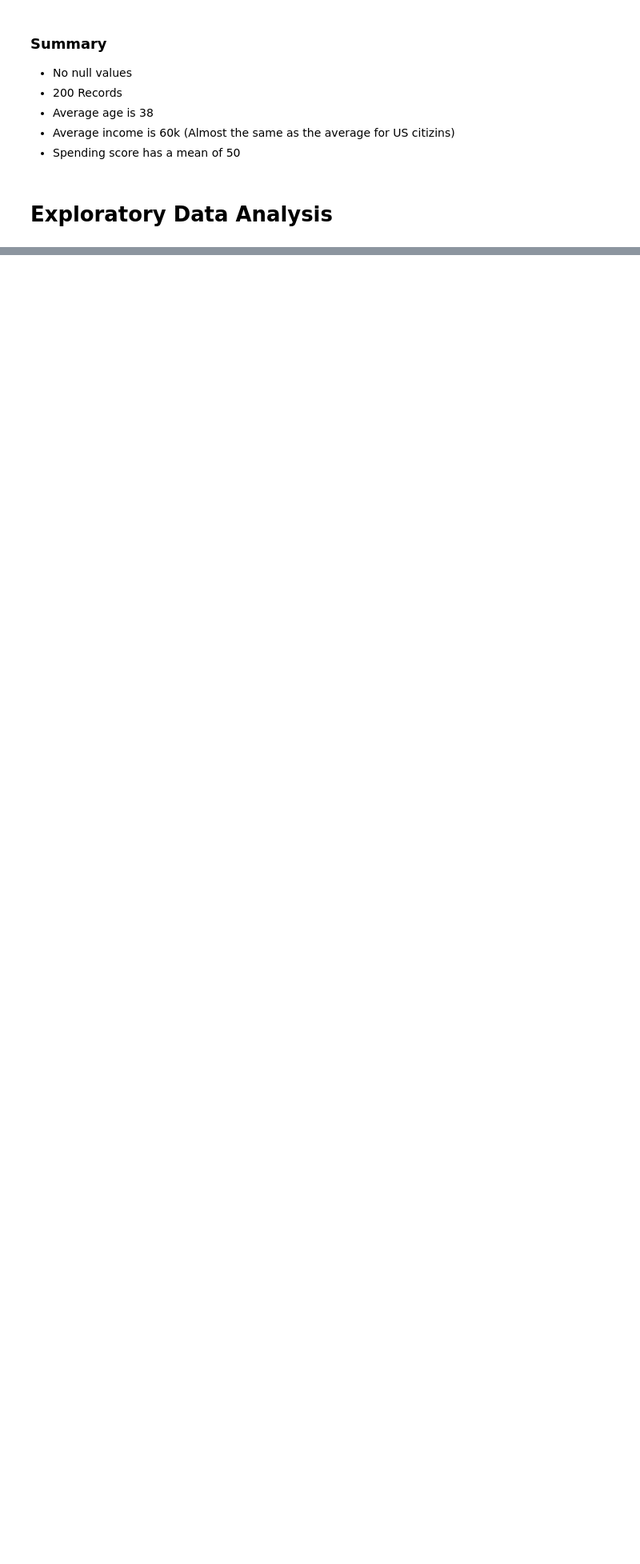
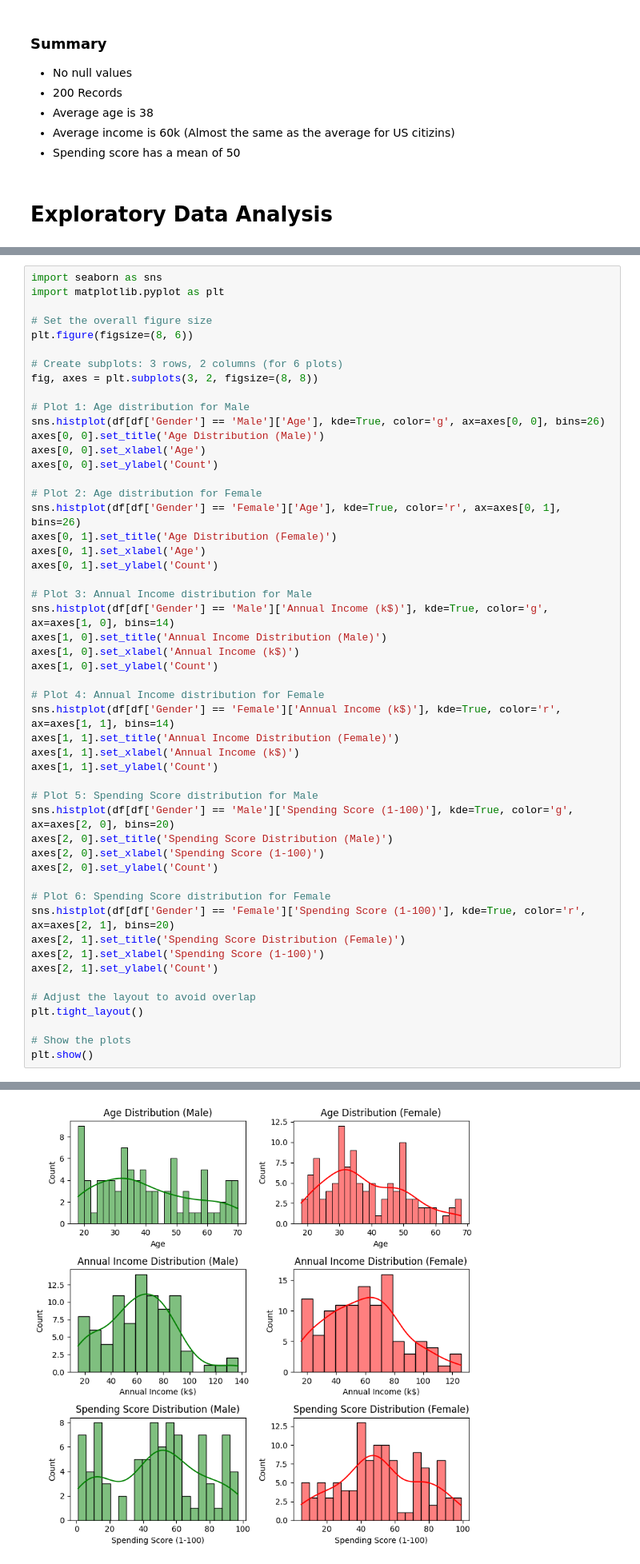
Before and after one commit to Zayed-2211/mall-customer-analysis, a Jupyter notebook: notebook.ipynb, the cells around one changed output, grey strips where cells are left out. Shown: that part at 80% size. Saved outputs shown, nothing was run; the diff lists cells and outputs as text; blank space fills up the shorter version.

Commit message:
Finished Distributions wrt Gender

```diff
--- a/notebook.ipynb
+++ b/notebook.ipynb
@@ -161,0 +166,52 @@ plt.show()
+# %%
+import seaborn as sns
+import matplotlib.pyplot as plt
+
+# Set the overall figure size
+plt.figure(figsize=(8, 6))
+
+# Create subplots: 3 rows, 2 columns (for 6 plots)
+fig, axes = plt.subplots(3, 2, figsize=(8, 8))
+
+# Plot 1: Age distribution for Male
+sns.histplot(df[df['Gender'] == 'Male']['Age'], kde=True, color='g', ax=axes[0, 0], bins=26)
+axes[0, 0].set_title('Age Distribution (Male)')
+axes[0, 0].set_xlabel('Age')
+axes[0, 0].set_ylabel('Count')
+
+# Plot 2: Age distribution for Female
+sns.histplot(df[df['Gender'] == 'Female']['Age'], kde=True, color='r', ax=axes[0, 1], bins=26)
+axes[0, 1].set_title('Age Distribution (Female)')
+axes[0, 1].set_xlabel('Age')
+axes[0, 1].set_ylabel('Count')
+
+# Plot 3: Annual Income distribution for Male
+sns.histplot(df[df['Gender'] == 'Male']['Annual Income (k$)'], kde=True, color='g', ax=axes[1, 0], bins=14)
+axes[1, 0].set_title('Annual Income Distribution (Male)')
+axes[1, 0].set_xlabel('Annual Income (k$)')
+axes[1, 0].set_ylabel('Count')
+
+# Plot 4: Annual Income distribution for Female
+sns.histplot(df[df['Gender'] == 'Female']['Annual Income (k$)'], kde=True, color='r', ax=axes[1, 1], bins=14)
+axes[1, 1].set_title('Annual Income Distribution (Female)')
+axes[1, 1].set_xlabel('Annual Income (k$)')
+axes[1, 1].set_ylabel('Count')
+
+# Plot 5: Spending Score distribution for Male
+sns.histplot(df[df['Gender'] == 'Male']['Spending Score (1-100)'], kde=True, color='g', ax=axes[2, 0], bins=20)
+axes[2, 0].set_title('Spending Score Distribution (Male)')
+axes[2, 0].set_xlabel('Spending Score (1-100)')
+axes[2, 0].set_ylabel('Count')
+
+# Plot 6: Spending Score distribution for Female
+sns.histplot(df[df['Gender'] == 'Female']['Spending Score (1-100)'], kde=True, color='r', ax=axes[2, 1], bins=20)
+axes[2, 1].set_title('Spending Score Distribution (Female)')
+axes[2, 1].set_xlabel('Spending Score (1-100)')
+axes[2, 1].set_ylabel('Count')
+
+# Adjust the layout to avoid overlap
+plt.tight_layout()
+
+# Show the plots
+plt.show()
+# %% [output]
@@ -161,0 +219 @@ plt.show()
+[figure, added]
```
Also changed, not shown: parts of 13 cells of this notebook.
